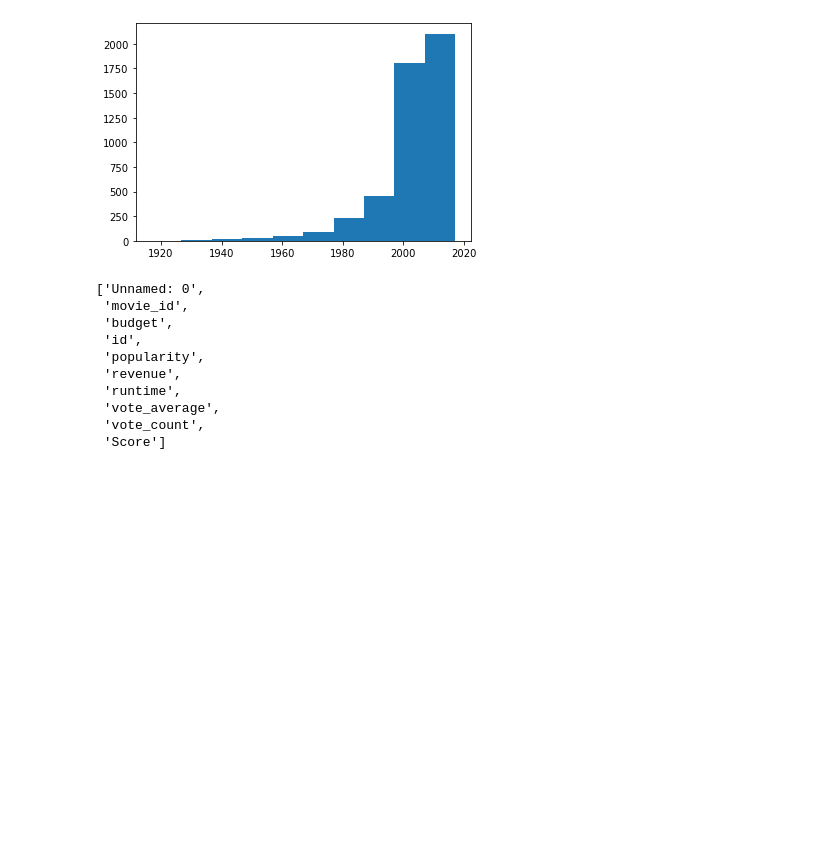
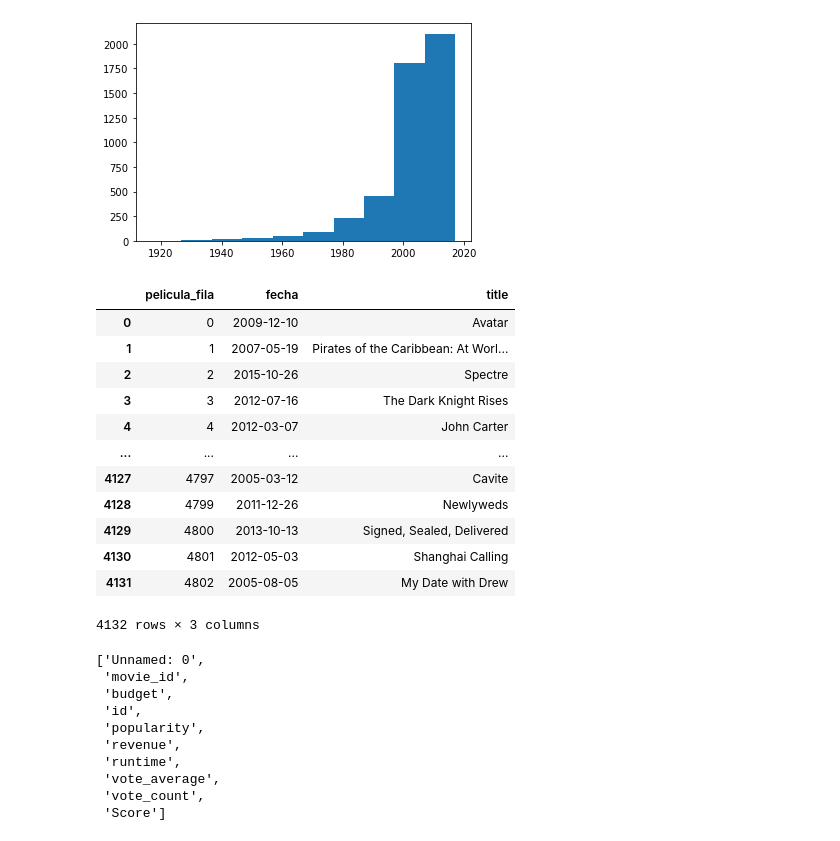
Before and after one commit to HugoMAT/Proyecto_Aplica, a Jupyter notebook: project/Predictor fase alpha.ipynb, the cells around one changed output. Saved outputs shown, nothing was run; the diff lists cells and outputs as text; code cells hidden in the pictures; blank space fills up the shorter version.

```diff
--- a/project/Predictor fase alpha.ipynb
+++ b/project/Predictor fase alpha.ipynb
@@ -351,8 +318,24 @@ def fechas_limites(indice_pelicula):
     for i in range(fecha.shape[0]):
         if fecha[i].year +15 >fecha_pelicula.year and fecha[i].year-15 <fecha_pelicula.year:
             peliculas_cercanas.append([i,fecha[i],preprocesado.title[i]])
-    peliculas_cercanas =pd.DataFrame(data=np.array(peliculas_cercanas),columns=["movie_id","fecha","title"])
+    peliculas_cercanas =pd.DataFrame(data=np.array(peliculas_cercanas),columns=["pelicula_fila","fecha","title"])
     return peliculas_cercanas
+# %%
+fechas_limites(65)
+# %% [output]
+|  | pelicula_fila | fecha | title |
+| 0 | 0 | 2009-12-10 | Avatar |
+| 1 | 1 | 2007-05-19 | Pirates of the Caribbean: At Worl... |
+| 2 | 2 | 2015-10-26 | Spectre |
+| 3 | 3 | 2012-07-16 | The Dark Knight Rises |
+| 4 | 4 | 2012-03-07 | John Carter |
+| ... | ... | ... | ... |
+| 4127 | 4797 | 2005-03-12 | Cavite |
+| 4128 | 4799 | 2011-12-26 | Newlyweds |
+| 4129 | 4800 | 2013-10-13 | Signed, Sealed, Delivered |
+| 4130 | 4801 | 2012-05-03 | Shanghai Calling |
+| 4131 | 4802 | 2005-08-05 | My Date with Drew |
+4132 rows × 3 columns
 # %%
 def find_director(indice_pelicula):
     crew_pel = ast.literal_eval(preprocesado.job[indice_pelicula])
```
Also changed, not shown: parts of 17 cells of this notebook.
